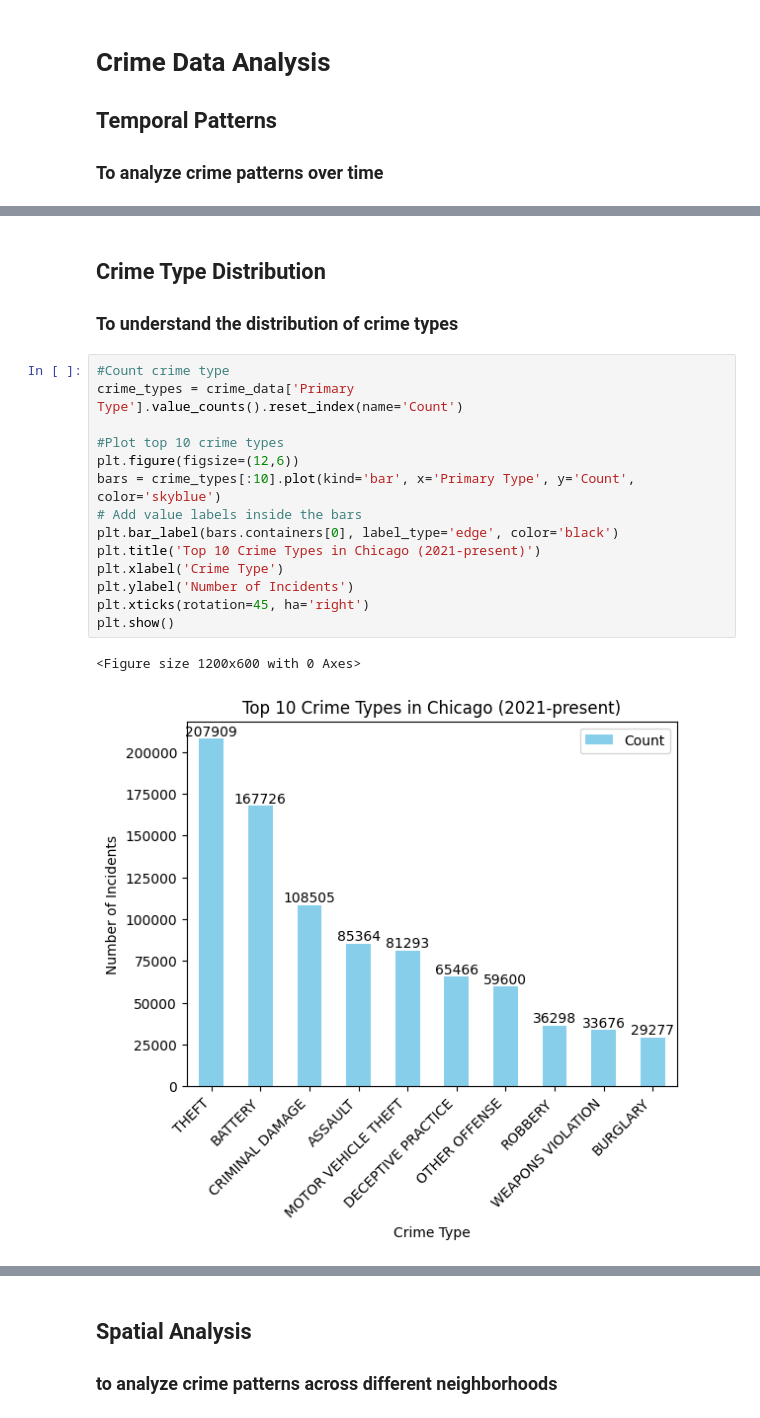
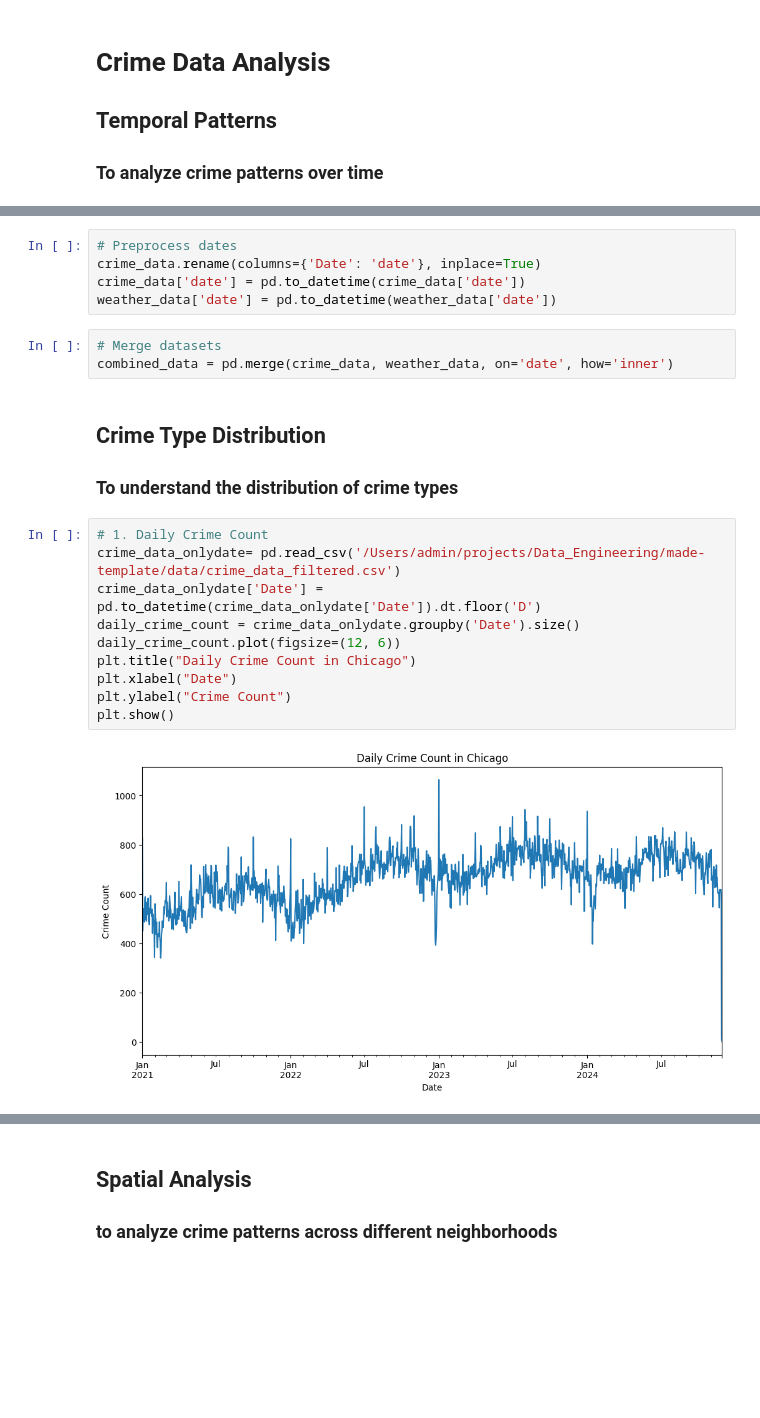
Before and after one commit to debanjanofficial/made-template, a Jupyter notebook: project/analysis.ipynb, the cells around one changed output, grey strips where cells are left out. Saved outputs shown, nothing was run; the diff lists cells and outputs as text; blank space fills up the shorter version.

```diff
--- a/project/analysis.ipynb
+++ b/project/analysis.ipynb
@@ -44,20 +20,23 @@ plt.show()
+# %%
+# Preprocess dates
+crime_data.rename(columns={'Date': 'date'}, inplace=True)
+crime_data['date'] = pd.to_datetime(crime_data['date'])
+weather_data['date'] = pd.to_datetime(weather_data['date'])
+# %%
+# Merge datasets
+combined_data = pd.merge(crime_data, weather_data, on='date', how='inner')
 # %% [markdown]
 ## Crime Type Distribution
 ### To understand the distribution of crime types
-# %%
-#Count crime type
-crime_types = crime_data['Primary Type'].value_counts().reset_index(name='Count')
-
-#Plot top 10 crime types
-plt.figure(figsize=(12,6))
-bars = crime_types[:10].plot(kind='bar', x='Primary Type', y='Count', color='skyblue')
-# Add value labels inside the bars
-plt.bar_label(bars.containers[0], label_type='edge', color='black')
-plt.title('Top 10 Crime Types in Chicago (2021-present)')
-plt.xlabel('Crime Type')
-plt.ylabel('Number of Incidents')
-plt.xticks(rotation=45, ha='right')
-plt.show()
-# %% [output]
-<Figure size 1200x600 with 0 Axes>
-[figure, removed]
+# %%
+# 1. Daily Crime Count
+crime_data_onlydate= pd.read_csv('/Users/admin/projects/Data_Engineering/made-template/data/crime_data_filtered.csv')
+crime_data_onlydate['Date'] = pd.to_datetime(crime_data_onlydate['Date']).dt.floor('D')
+daily_crime_count = crime_data_onlydate.groupby('Date').size()
+daily_crime_count.plot(figsize=(12, 6))
+plt.title("Daily Crime Count in Chicago")
+plt.xlabel("Date")
+plt.ylabel("Crime Count")
+plt.show()
+# %% [output]
+[figure, added]
```
Also changed, not shown: parts of 9 cells of this notebook.
